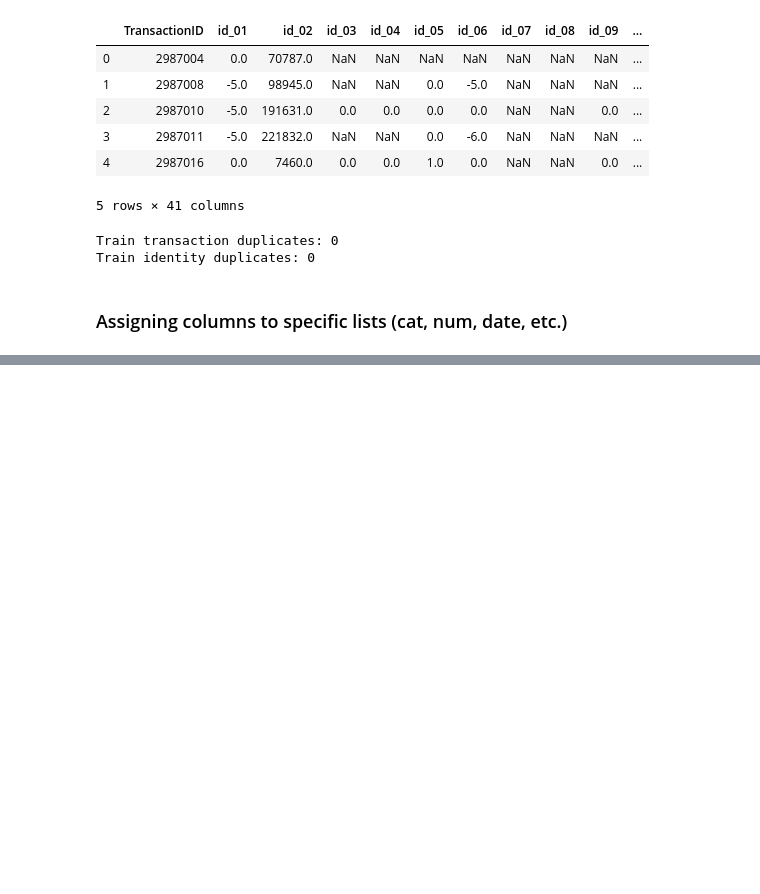
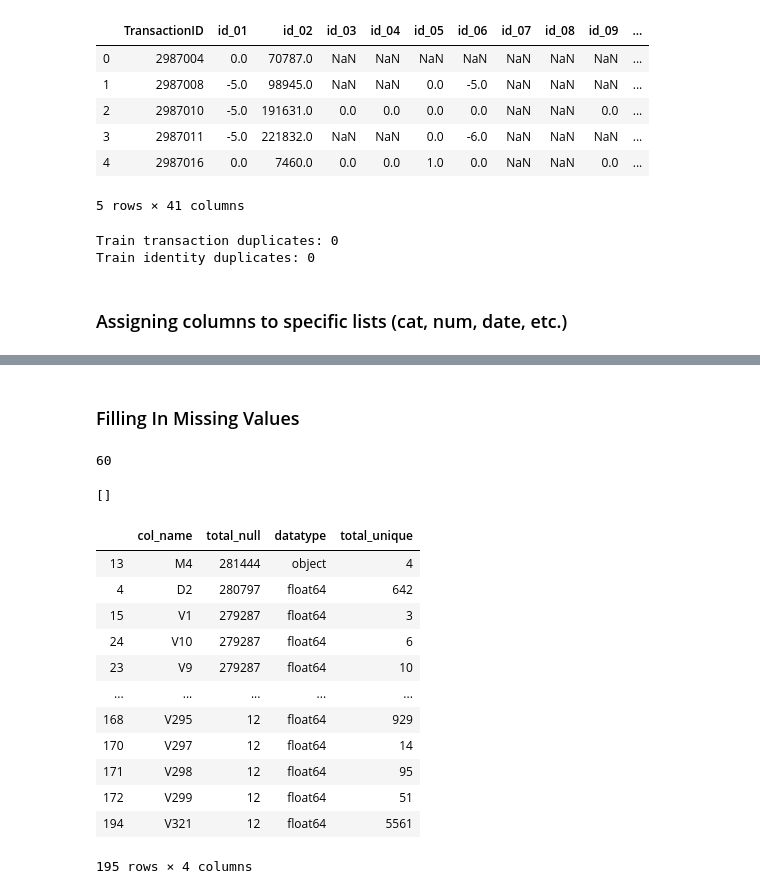
Before and after one commit to kirahman2/fraud_detection, a Jupyter notebook: Fraud Detection EDA.ipynb, the cells around one changed output, grey strips where cells are left out. Cells and saved outputs as stored; diff of their text form; code cells hidden in the pictures; blank space fills up the shorter version.

Commit message:
Adding preprocessing class.

```diff
--- a/Fraud Detection EDA.ipynb
+++ b/Fraud Detection EDA.ipynb
@@ -136,0 +136,2 @@ col_all = col_cat + col_num + col_date + col_bool + col_id + col_target
+# %% [markdown]
+### Filling In Missing Values
@@ -137 +140,70 @@ col_all = col_cat + col_num + col_date + col_bool + col_id + col_target
+# %%
+len(df_train['P_emaildomain'].unique())
+# %% [output]
+60
+# %%
+class Preprocessing:
+    def __init__(self):
+        self.list_col = []
+        self.list_total = []
+        self.list_datatype = []
+        self.list_unique_val = []
+        self.list_unique_total = []
+
+    def missing_values(self):
+        for col in df_train.columns:
+            total_null = np.sum(df_train[col].isnull())
+            if total_null > 0:
+                self.list_col.append(col)
+                self.list_total.append(total_null)
+                self.list_datatype.append(df_train[col].dtype)
+                self.list_unique_total.append(len(df_train[col].unique()))
+#                 self.list_unique_val.append(df_train[col].unique())
+        print(self.list_unique_val)
+        list_null = self._create_dataframe(self.list_col, 'col_name')
+        list_val = self._create_dataframe(self.list_total, 'total_null')
+        list_datatype = self._create_dataframe(self.list_datatype, 'datatype')
+        list_unique_total = self._create_dataframe(self.list_unique_total, 'total_unique')
+#         series_unique_val = self._create_dataframe(self.list_unique_val, 'unique')
+#         print(series_unique_val.shape)
+        df_null = self._concat_series(list_null, list_val, list_datatype, list_unique_total)
+        df_null.to_csv('/Users/krahman/work/fraud_detection/saved_files/df_null.csv')
+        return df_null
+
+    def _create_dataframe(self, list_val, title):
+        return pd.DataFrame(list_val, columns=[title])
+
+    def _concat_series(self, null, val, datatype, total):
+        return pd.concat([null, val, datatype, total],axis=1).sort_values('total_null',ascending=False)
+
+    def _drop_columns(self):
+        return
+pp = Preprocessing()
+pp.missing_values()
+
+# NEXT, determine what to do with columns that have too many unique values... obviously.. types of solutions
+# would be to put "MISSING" for those that dont have an email address... but you will need to evaluate
+# and make instead a counter of unique values, then append that and look at the CSV via google sheets. use
+# something like the code below
+# so we left off on calculating total_unique... should we create some kind of if statement that skips that col
+# if there are too many unique variables? Too many unique variables indicate a col that is not categorical.
+
+# Planning - our preprocessing method must automatically drop missing values, but we can't do that because
+# we need to see about filling them in first, then decide if we need to drop them. Right now, we need to
+# create a dataframe that shows unique values for each column with missing values.
+# %% [output]
+[]
+|  | col_name | total_null | datatype | total_unique |
+| 13 | M4 | 281444 | object | 4 |
+| 4 | D2 | 280797 | float64 | 642 |
+| 15 | V1 | 279287 | float64 | 3 |
+| 24 | V10 | 279287 | float64 | 6 |
+| 23 | V9 | 279287 | float64 | 10 |
+| ... | ... | ... | ... | ... |
+| 168 | V295 | 12 | float64 | 929 |
+| 170 | V297 | 12 | float64 | 14 |
+| 171 | V298 | 12 | float64 | 95 |
+| 172 | V299 | 12 | float64 | 51 |
+| 194 | V321 | 12 | float64 | 5561 |
+195 rows × 4 columns
 # %%
```
Also changed, not shown: parts of 11 cells of this notebook.
